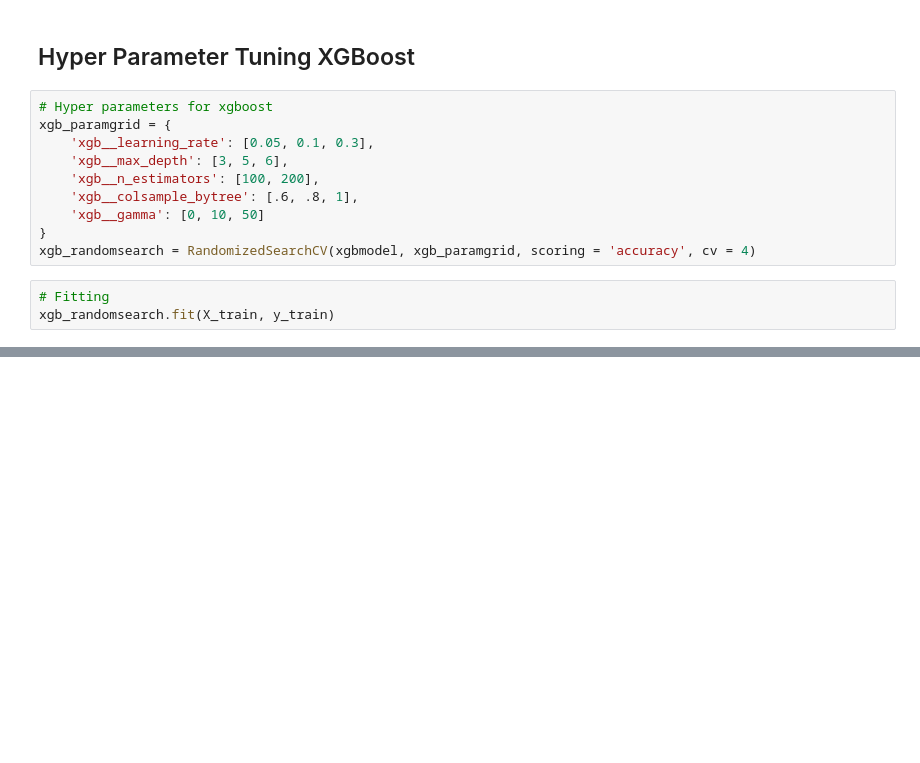
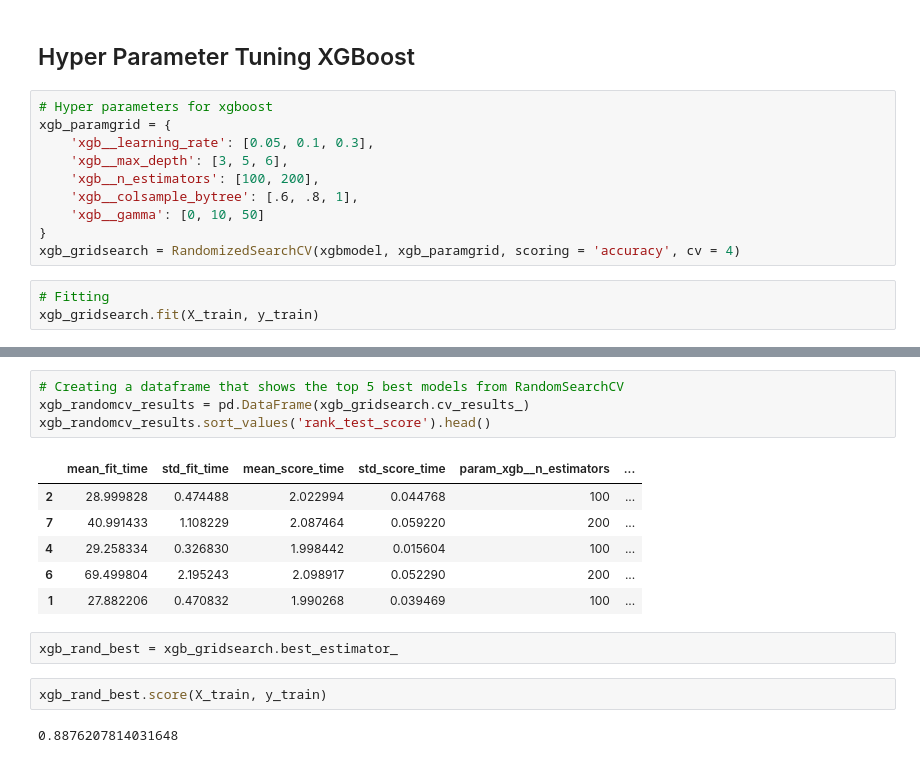
Before and after one commit to ddcots24/Hello-Fresh, a Jupyter notebook: Hello Fresh Review Analysis.ipynb, the cells around one changed output, grey strips where cells are left out. Drawn from its saved outputs; the diff is of its cells as text; blank space fills up the shorter version.

Commit message:
XGB randomized model

```diff
--- a/Hello Fresh Review Analysis.ipynb
+++ b/Hello Fresh Review Analysis.ipynb
@@ -734,7 +734,7 @@ xgb_paramgrid = {
     'xgb__colsample_bytree': [.6, .8, 1],
     'xgb__gamma': [0, 10, 50]
 }
-xgb_randomsearch = RandomizedSearchCV(xgbmodel, xgb_paramgrid, scoring = 'accuracy', cv = 4)
+xgb_gridsearch = RandomizedSearchCV(xgbmodel, xgb_paramgrid, scoring = 'accuracy', cv = 4)
 # %%
 # Fitting
-xgb_randomsearch.fit(X_train, y_train)
+xgb_gridsearch.fit(X_train, y_train)
@@ -740,0 +759,17 @@ xgb_randomsearch.fit(X_train, y_train)
+# %%
+# Creating a dataframe that shows the top 5 best models from RandomSearchCV
+xgb_randomcv_results = pd.DataFrame(xgb_gridsearch.cv_results_)
+xgb_randomcv_results.sort_values('rank_test_score').head()
+# %% [output]
+|  | mean_fit_time | std_fit_time | mean_score_time | std_score_time | param_xgb__n_estimators | ... |
+| 2 | 28.999828 | 0.474488 | 2.022994 | 0.044768 | 100 | ... |
+| 7 | 40.991433 | 1.108229 | 2.087464 | 0.059220 | 200 | ... |
+| 4 | 29.258334 | 0.326830 | 1.998442 | 0.015604 | 100 | ... |
+| 6 | 69.499804 | 2.195243 | 2.098917 | 0.052290 | 200 | ... |
+| 1 | 27.882206 | 0.470832 | 1.990268 | 0.039469 | 100 | ... |
+# %%
+xgb_rand_best = xgb_gridsearch.best_estimator_
+# %%
+xgb_rand_best.score(X_train, y_train)
+# %% [output]
+0.8876207814031648
```
Also changed, not shown: parts of 2 cells of this notebook.
